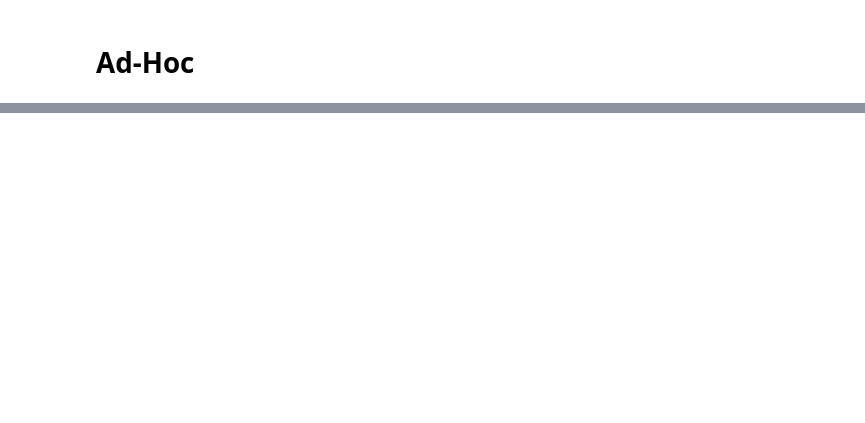
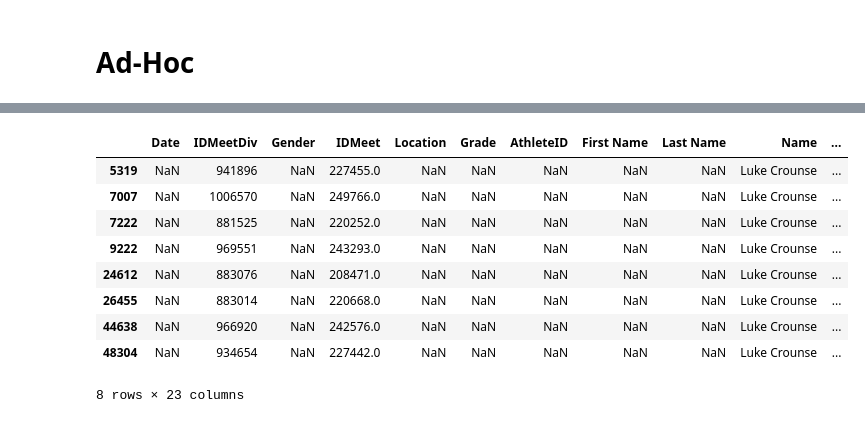
Before and after one commit to syphax/CrounseCode, a Jupyter notebook: running/nb/get-xc-results.ipynb, the cells around one changed output, grey strips where cells are left out. Cells and saved outputs as stored; diff of their text form; code cells hidden in the pictures; blank space fills up the shorter version.

```diff
--- a/running/nb/get-xc-results.ipynb
+++ b/running/nb/get-xc-results.ipynb
@@ -905,7 +936,7 @@ set_meet_results_to_get = set(df_event_details['IDMeet']) - set_existing_meets_w
 
 #TODO: Change this to grab results for N meets, not N events
 
-max_results = 5
+max_results = 10
 
 sample_set = set(random.sample(list(set_meet_results_to_get), max_results))
 
@@ -1089,0 +1129,13 @@ df_events[df_events['MeetName'].str.contains('State Championship', case=False)]
+# %%
+df_results[df_results['Name'].str.contains('Crounse', na=False)]
+# %% [output]
+|  | Date | IDMeetDiv | Gender | IDMeet | Location | Grade | AthleteID | First Name | Last Name | Name | ... |
+| 5319 | NaN | 941896 | NaN | 227455.0 | NaN | NaN | NaN | NaN | NaN | Luke Crounse | ... |
+| 7007 | NaN | 1006570 | NaN | 249766.0 | NaN | NaN | NaN | NaN | NaN | Luke Crounse | ... |
+| 7222 | NaN | 881525 | NaN | 220252.0 | NaN | NaN | NaN | NaN | NaN | Luke Crounse | ... |
+| 9222 | NaN | 969551 | NaN | 243293.0 | NaN | NaN | NaN | NaN | NaN | Luke Crounse | ... |
+| 24612 | NaN | 883076 | NaN | 208471.0 | NaN | NaN | NaN | NaN | NaN | Luke Crounse | ... |
+| 26455 | NaN | 883014 | NaN | 220668.0 | NaN | NaN | NaN | NaN | NaN | Luke Crounse | ... |
+| 44638 | NaN | 966920 | NaN | 242576.0 | NaN | NaN | NaN | NaN | NaN | Luke Crounse | ... |
+| 48304 | NaN | 934654 | NaN | 227442.0 | NaN | NaN | NaN | NaN | NaN | Luke Crounse | ... |
+8 rows × 23 columns
```
Also changed, not shown: parts of 13 cells of this notebook, 1 other file.
